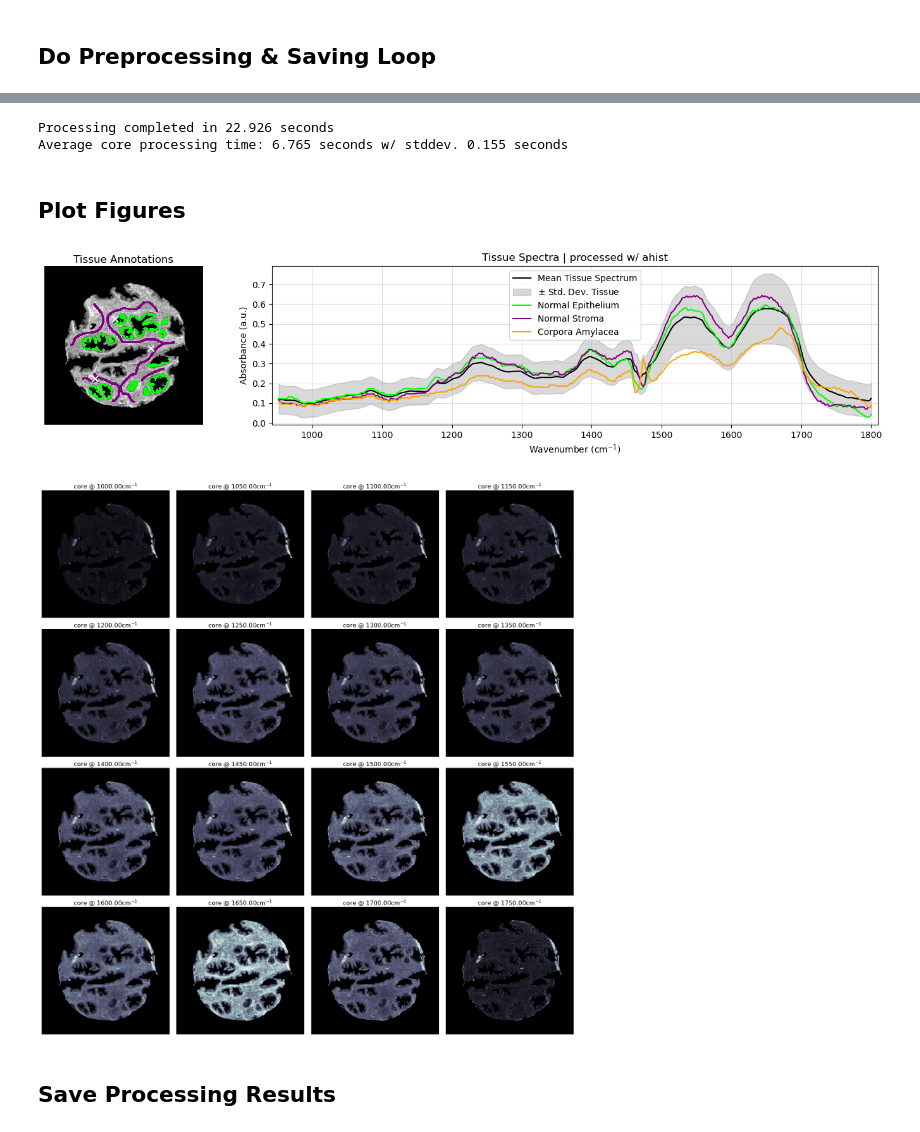
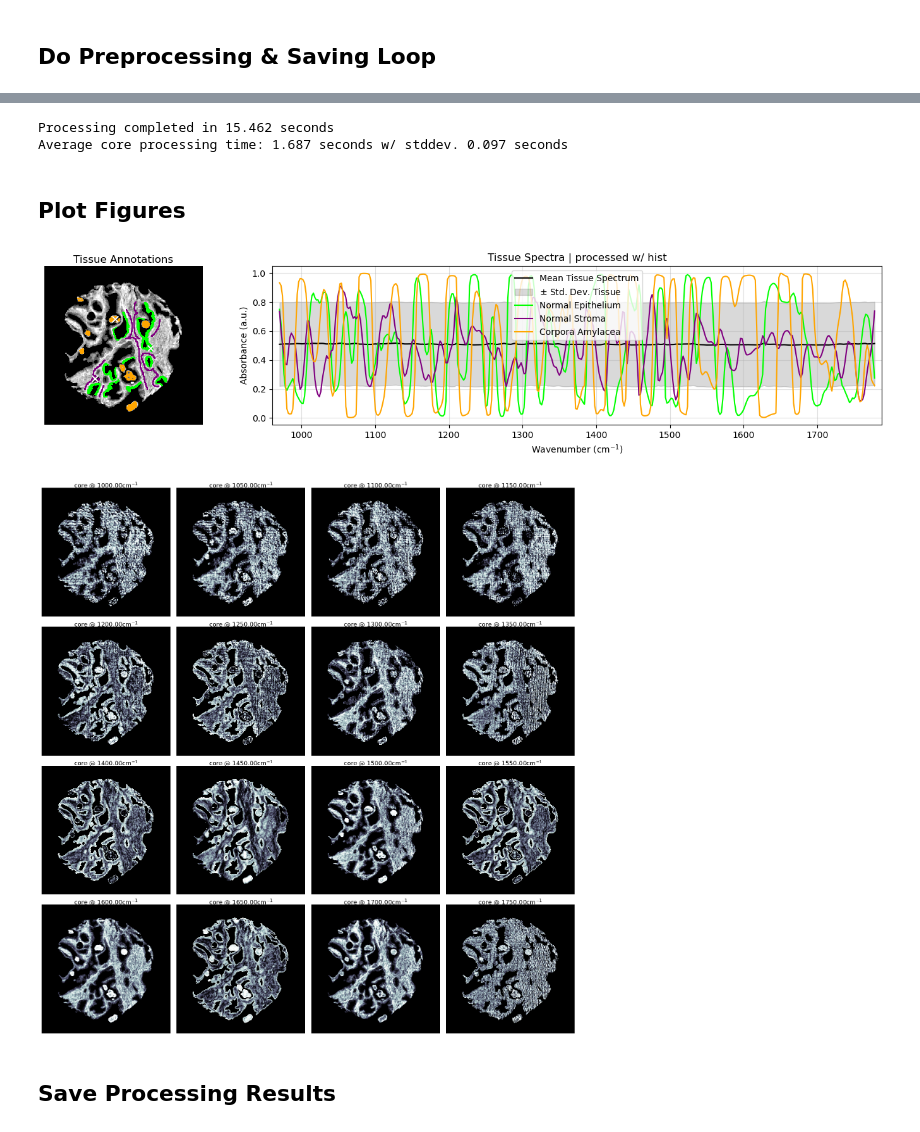
Before and after one commit to lyyraaa/IR_preprocessing, a Jupyter notebook: preprocess_image.ipynb, the cells around one changed output, grey strips where cells are left out. Drawn from its saved outputs; the diff is of its cells as text; code cells hidden in the pictures.

Commit message:
add deriv->histogram method

```diff
--- a/preprocess_image.ipynb
+++ b/preprocess_image.ipynb
@@ -19,7 +19,7 @@ else:
 from src.preprocessing_tk import *
 
 # Preprocessing protocol
-protocol_name = sys.argv[1] if not is_local else 'ahist'
+protocol_name = sys.argv[1] if not is_local else 'hist'
 protocol_args = sys.argv[2:] if not is_local else ['0.75','2']
 # %% [markdown]
 ## Import Data Sheets
@@ -91,14 +105,14 @@ std_core_processing_time = np.std(core_processing_times)
 print(f"Processing completed in {full_loop_time:.3F} seconds")
 print(f"Average core processing time: {mean_core_processing_time:.3f} seconds w/ stddev. {std_core_processing_time:.3f} seconds")
 # %% [output]
-Processing completed in 22.926 seconds
-Average core processing time: 6.765 seconds w/ stddev. 0.155 seconds
+Processing completed in 15.462 seconds
+Average core processing time: 1.687 seconds w/ stddev. 0.097 seconds
 # %% [markdown]
 ## Plot Figures
 # %%
-ir = torch.load(r"G:/test_dir/qcl2026_processed/spectral/s03_c051.pt" if is_local else r'./qcl2026_processed/spectral/s03_c051.pt',weights_only=True).permute(1,2,0).numpy()
-anno = cv2.imread(r"D:/datasets/qcl2026/annotation/s03_c051.png" if is_local else r'./qcl2026_processed/annotation/s03_c051.png')[...,::-1]
-mask = cv2.imread(r"D:/datasets/qcl2026/mask/s03_c051.png" if is_local else r'./qcl2026_processed/mask/s03_c051.png')[...,0] / 255.0
+ir = torch.load(r"G:/test_dir/qcl2026_processed/spectral/s10_c003.pt" if is_local else r'./qcl2026_processed/spectral/s10_c003.pt',weights_only=True).permute(1,2,0).numpy()
+anno = cv2.imread(r"D:/datasets/qcl2026/annotation/s10_c003.png" if is_local else r'./qcl2026_processed/annotation/s10_c003.png')[...,::-1]
+mask = cv2.imread(r"D:/datasets/qcl2026/mask/s10_c003.png" if is_local else r'./qcl2026_processed/mask/s10_c003.png')[...,0] / 255.0
 meanspec_ir = ir[mask==1].mean(0)
 stdspec_ir = ir[mask==1].std(0)
 
@@ -139,20 +153,20 @@ if not is_local:
     plt.savefig(f'./sample_processed.png')
     plt.close(fig)
 # %% [output]
-[figure, old version]
+[figure, new version]
 # %%
 fig,ax = plt.subplots(4,4,figsize=(15,15.5)); ax = ax.flatten()
 wvshows = np.arange(1000,1800,50)
 for x in range(16):
     wvidx = np.argmin(np.abs(processed_wavenumbers-wvshows[x]))
     ax[x].matshow(ir[:,:,wvidx],cmap='bone');ax[x].set_axis_off()
-    ax[x].set_title(f"core @ {processed_wavenumbers[wvidx]:.2f}{cm}",y=0.99)
+    ax[x].set_title(f"core @ {processed_wavenumbers[wvidx]:.2f}{cm}",y=0.98)
 fig.tight_layout()
 if not is_local:
     plt.savefig(f'./sample_channels.png')
     plt.close(fig)
 # %% [output]
-[figure, old version]
+[figure, new version]
 # %% [markdown]
 ## Save Processing Results
 # %%
```
Also changed, not shown: parts of 2 cells of this notebook, 1 other file.
